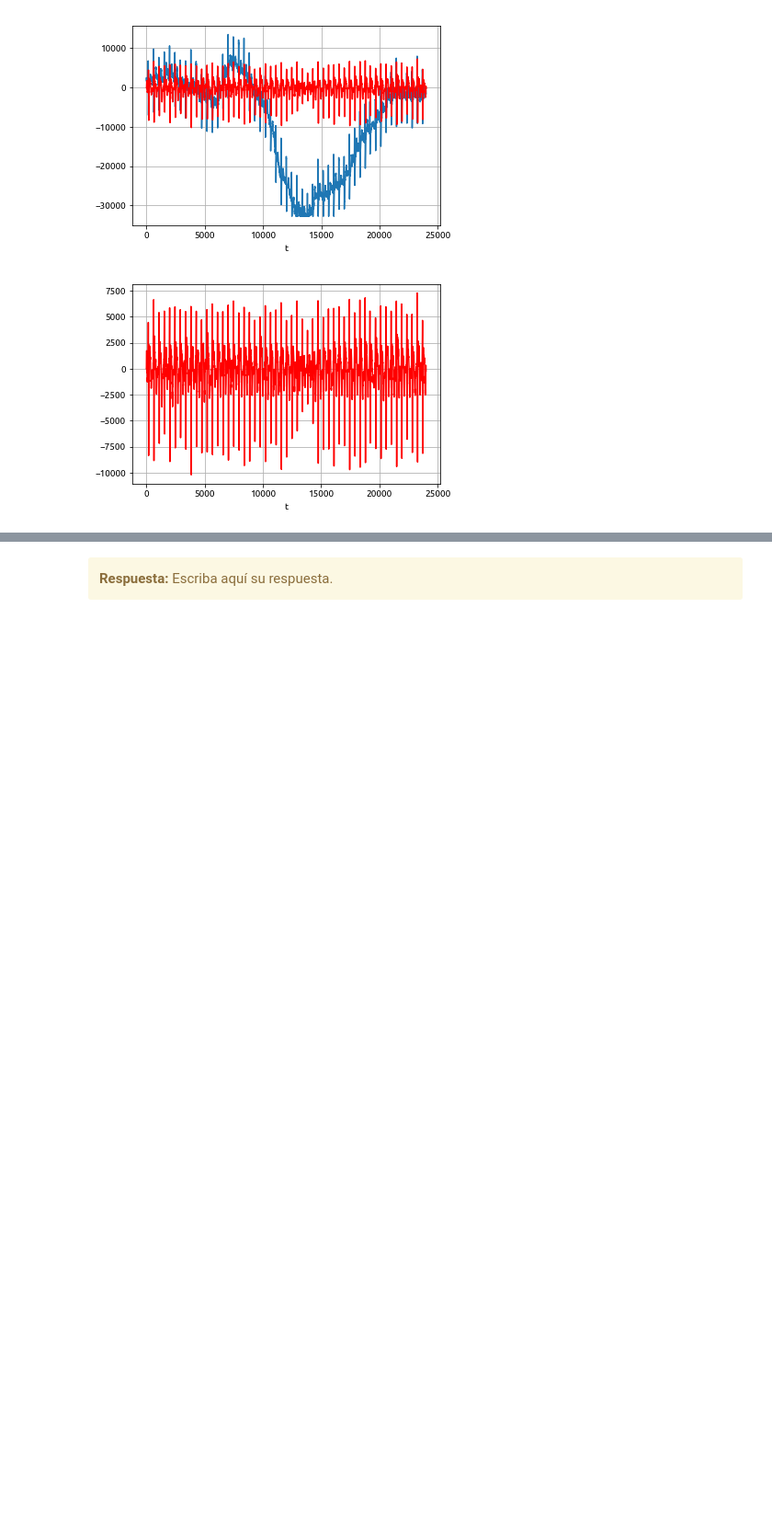
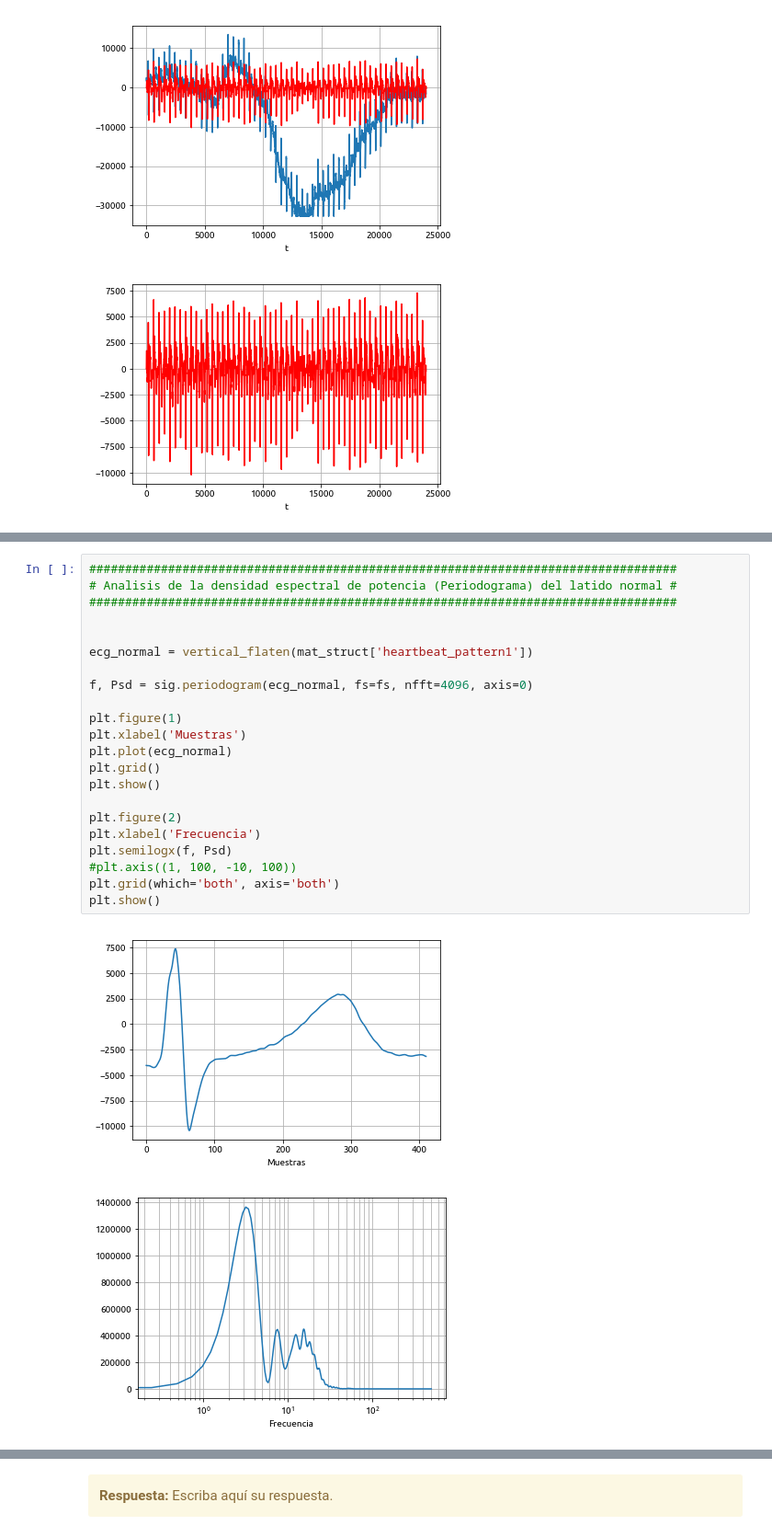
Before and after one commit to tomiambro/gibio, a Jupyter notebook: TP4 - Filtrado.ipynb, the cells around one changed output, grey strips where cells are left out. Shown at 92% size. Drawn from its saved outputs; the diff is of its cells as text; blank space fills up the shorter version.

```diff
--- a/TP4 - Filtrado.ipynb
+++ b/TP4 - Filtrado.ipynb
@@ -350 +361,26 @@ plt.show()
+# %%
+##################################################################################
+# Analisis de la densidad espectral de potencia (Periodograma) del latido normal #
+##################################################################################
+
+
+ecg_normal = vertical_flaten(mat_struct['heartbeat_pattern1'])
+
+f, Psd = sig.periodogram(ecg_normal, fs=fs, nfft=4096, axis=0)
+
+plt.figure(1)
+plt.xlabel('Muestras')
+plt.plot(ecg_normal)
+plt.grid()
+plt.show()
+
+plt.figure(2)
+plt.xlabel('Frecuencia')
+plt.semilogx(f, Psd)
+#plt.axis((1, 100, -10, 100))
+plt.grid(which='both', axis='both')
+plt.show()
+# %% [output]
+[figure, added]
+[figure, added]
 # %%
```
Also changed, not shown: parts of 3 cells of this notebook.
